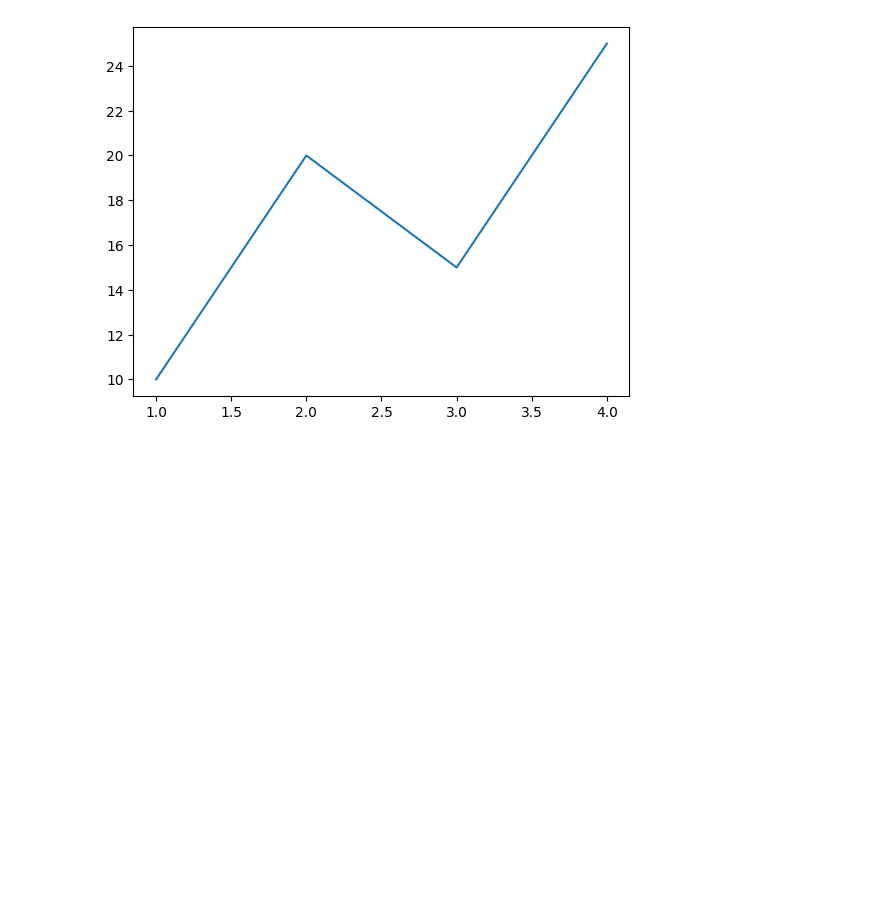
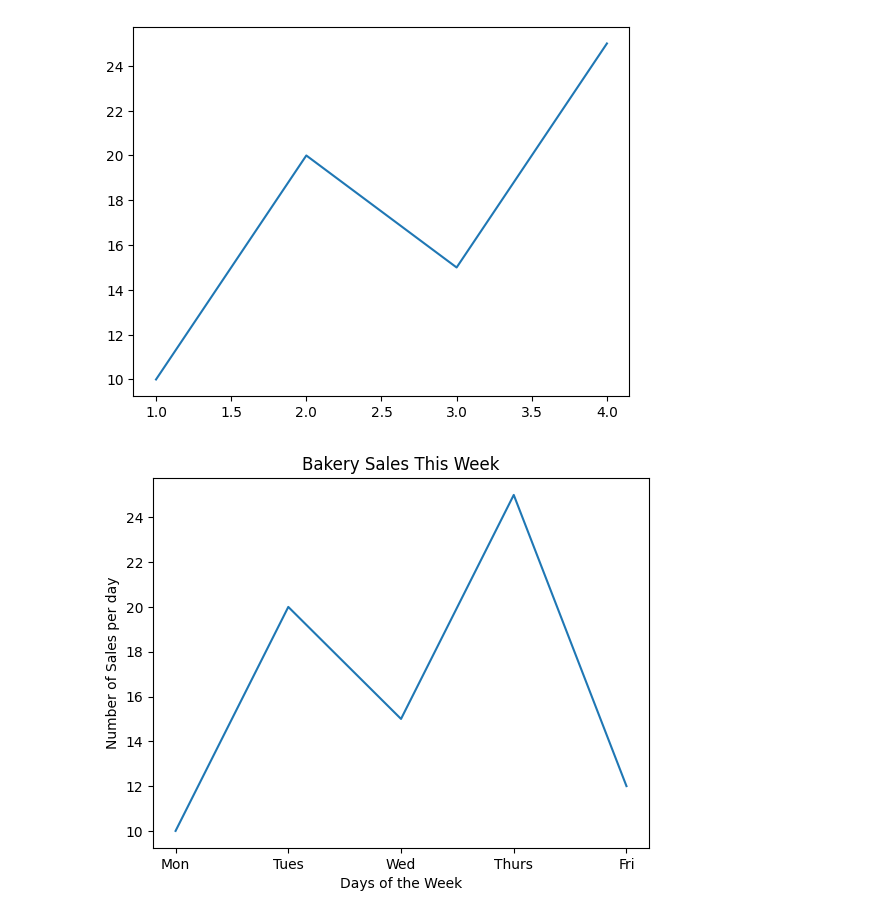
Before and after one commit to anis5165/NotJustPython, a Jupyter notebook: data_library/Matplotlib/_matplotlib.ipynb, the cells around one changed output. Cells and saved outputs as stored; diff of their text form; code cells hidden in the pictures; blank space fills up the shorter version.

Commit message:
line graph using matplotlib - use functions like plot, title, xlabel, ylabel, grid, legend, xlim, ylim, xtricks, show - attributes like - color, linestyle, linewidth, label, fontsize

```diff
--- a/data_library/Matplotlib/_matplotlib.ipynb
+++ b/data_library/Matplotlib/_matplotlib.ipynb
@@ -8,3 +8,15 @@ plt.plot(x,y)
 plt.show()
 # %% [output]
 [figure]
+# %%
+x = ['Mon','Tues','Wed','Thurs','Fri']
+y = [10,20,15,25,12]
+
+plt.plot(x,y)
+plt.title("Bakery Sales This Week")
+plt.xlabel("Days of the Week")
+plt.ylabel("Number of Sales per day")
+
+plt.show()
+# %% [output]
+[figure, added]
```
Also changed, not shown: parts of 1 cell of this notebook.
